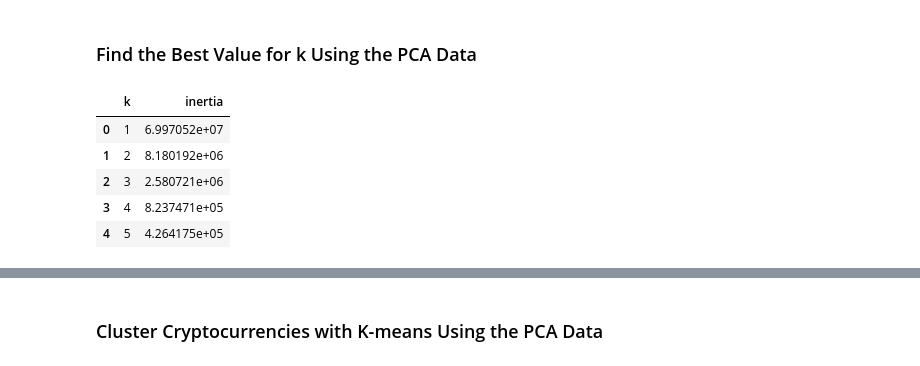
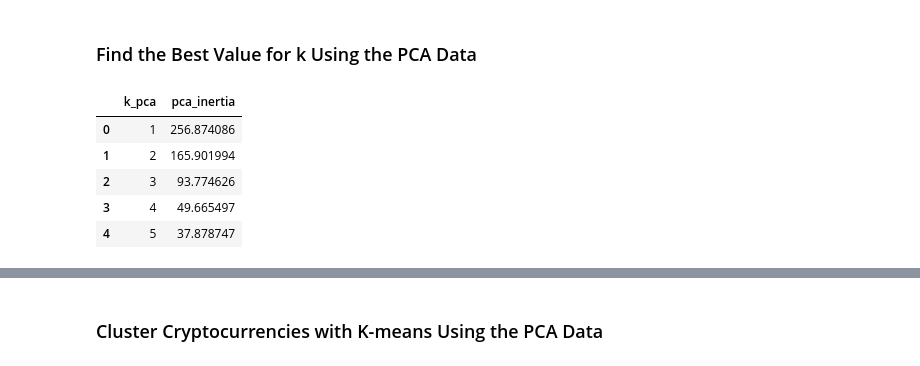
Before and after one commit to emilys28/CryptoClustering, a Jupyter notebook: Crypto_Clustering.ipynb, the cells around one changed output, grey strips where cells are left out. Drawn from its saved outputs; the diff is of its cells as text; code cells hidden in the pictures.

```diff
--- a/Crypto_Clustering.ipynb
+++ b/Crypto_Clustering.ipynb
@@ -220,7 +213,7 @@ pca=PCA(n_components=3)
 # %%
 # Use the PCA model with `fit_transform` to reduce to
 # three principal components.
-crypto_pca = pca.fit_transform(df_market_data)
+crypto_pca = pca.fit_transform(df_scaled_market_data)
 # View the first five rows of the DataFrame.
 crypto_pca[:5]
 # %% [output]
@@ -293,17 +284,17 @@ for i in k:
     inertia.append(k_model.inertia_)
 # %%
 # Define a DataFrame to hold the values for k and the corresponding inertia
-pca_elbow_data = {"k": k, "inertia": inertia}
+elbow_data = {"k_pca": k, "pca_inertia": inertia}
 # Create a DataFrame with the data to plot the Elbow curve
-df_elbow_pca = pd.DataFrame(pca_elbow_data)
+df_elbow_pca = pd.DataFrame(elbow_data)
 df_elbow_pca.head()
 # %% [output]
-|  | k | inertia |
-| 0 | 1 | 6.997052e+07 |
-| 1 | 2 | 8.180192e+06 |
-| 2 | 3 | 2.580721e+06 |
-| 3 | 4 | 8.237471e+05 |
-| 4 | 5 | 4.264175e+05 |
+|  | k_pca | pca_inertia |
+| 0 | 1 | 256.874086 |
+| 1 | 2 | 165.901994 |
+| 2 | 3 | 93.774626 |
+| 3 | 4 | 49.665497 |
+| 4 | 5 | 37.878747 |
 # %%
 # Plot a line chart with all the inertia values computed with
 # the different values of k to visually identify the optimal value for k.
```
Also changed, not shown: parts of 24 cells of this notebook.
